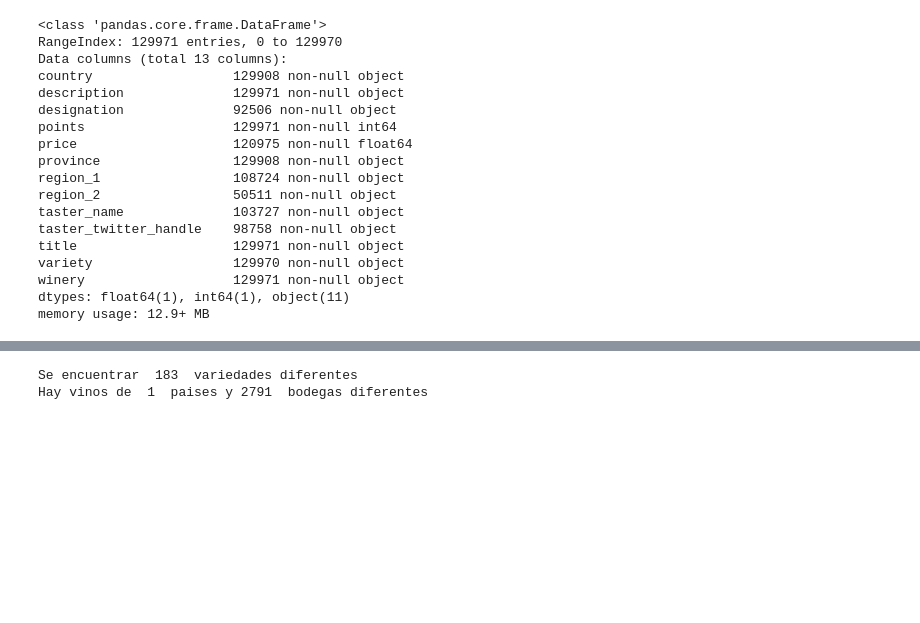
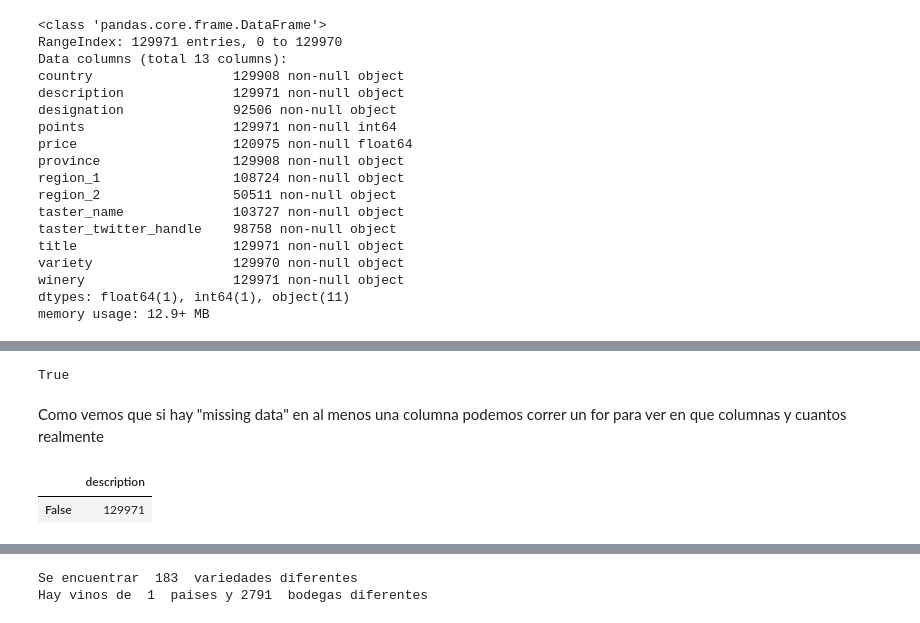
Before and after one commit to Arzanico/TopicModeling, a Jupyter notebook: notebook/topicModeling_1.ipynb, the cells around one changed output, grey strips where cells are left out. Drawn from its saved outputs; the diff is of its cells as text; code cells hidden in the pictures; blank space fills up the shorter version.

```diff
--- a/notebook/topicModeling_1.ipynb
+++ b/notebook/topicModeling_1.ipynb
@@ -120,0 +127,12 @@ df.dropna(how='any', inplace=True)
+# %%
+#Consultamos si hay algun missing data, verificacion, por columna de al menos uno.
+pd.DataFrame(pd.isnull(df).any()).rename(columns={0:'Bool'}).reset_index(drop=False).Bool.any()
+# %% [output]
+True
+# %% [markdown]
+Como vemos que si hay "missing data" en al menos una columna podemos correr un for para ver en que columnas y cuantos realmente
+# %%
+pd.DataFrame(pd.isnull(df['description']).value_counts())
+# %% [output]
+|  | description |
+| False | 129971 |
```
Also changed, not shown: parts of 11 cells of this notebook.
